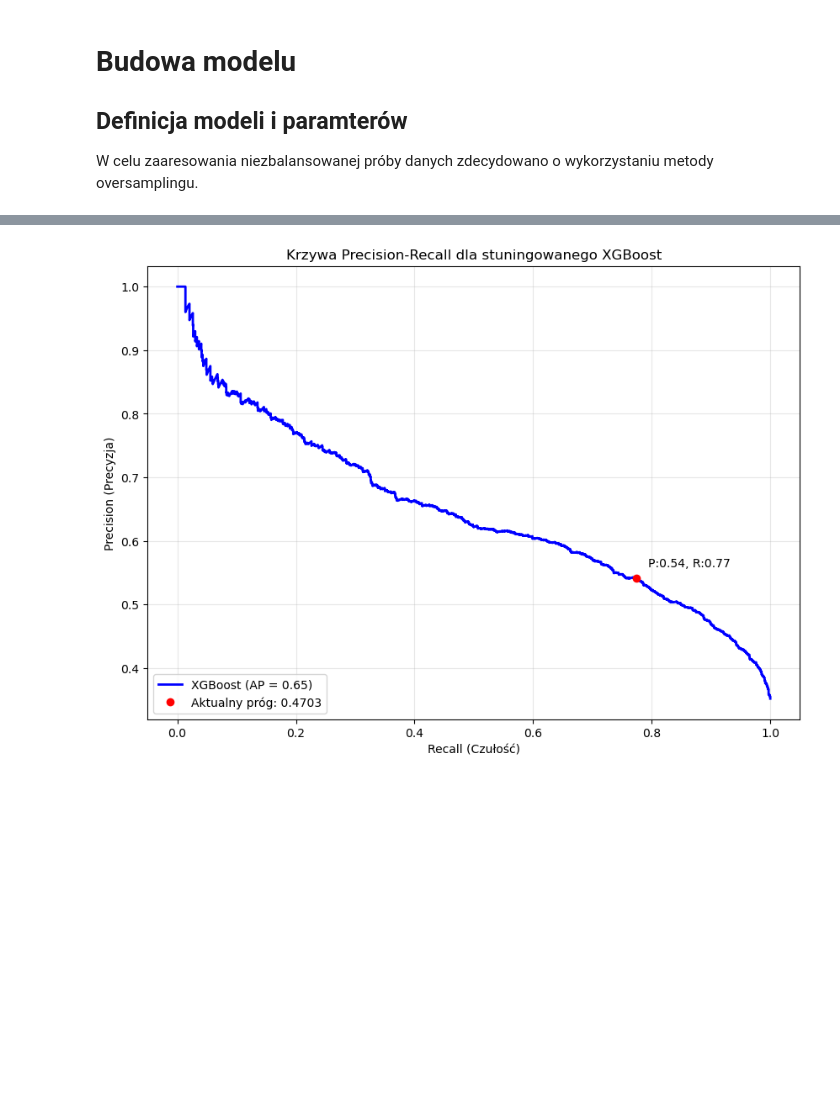
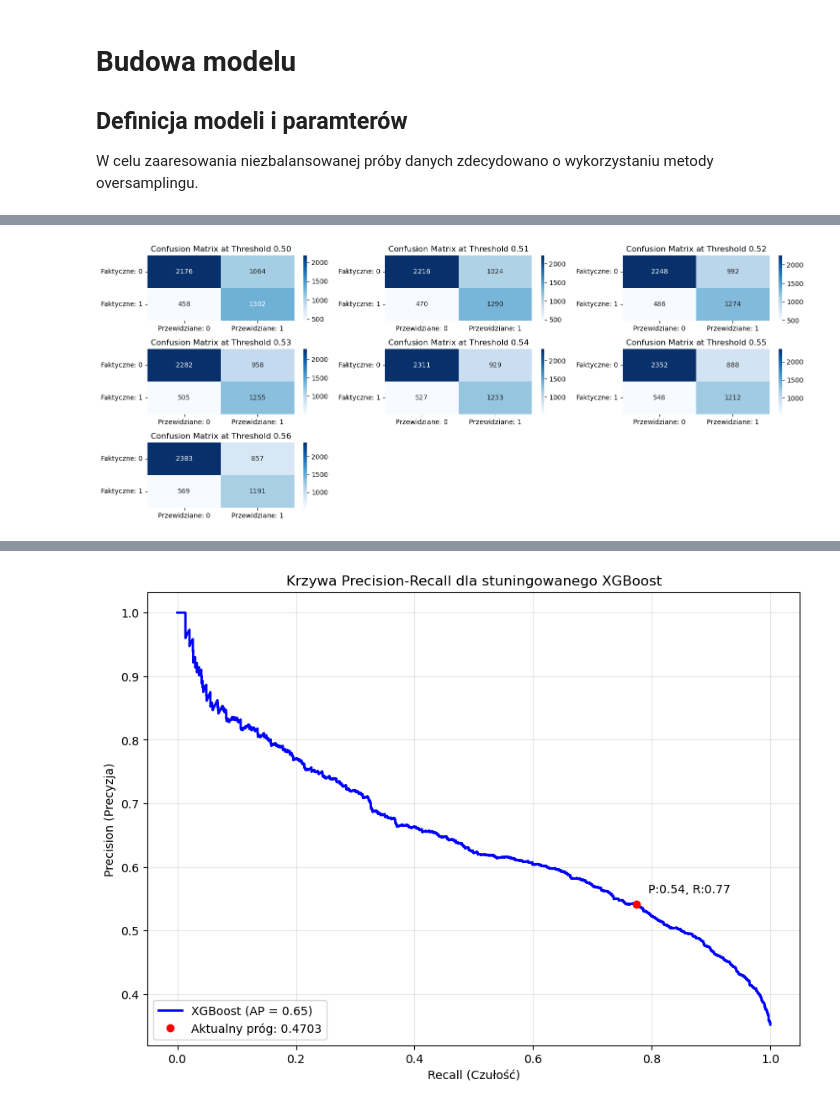
Before and after one commit to malgorzatakukielka/default, a Jupyter notebook: analiza.ipynb, the cells around one changed output, grey strips where cells are left out. Saved outputs shown, nothing was run; the diff lists cells and outputs as text; code cells hidden in the pictures; blank space fills up the shorter version.

```diff
--- a/analiza.ipynb
+++ b/analiza.ipynb
@@ -586,0 +517,16 @@ weighted avg       0.73      0.69      0.70      5000
+# %%
+thresholds_to_test = np.arange(0.5, 0.56, 0.01) # tu do dodania analiza taka bardziej biznesowa, co się bardziej opłaca
+
+from sklearn.metrics import precision_recall_curve, average_precision_score
+mask_xgb = (results_v2_df['Model'] == 'XGBoost') & (results_v2_df['Opis'] == 'Dolosowane 15 000')
+xgb_final = results_v2_df.loc[mask_xgb, 'Model_Object'].values[-1] # Bierzemy ostatni (stuningowany)
+y_probs_xgb = xgb_final.predict_proba(X_test_v2)[:, 1]
+
+for t in thresholds_to_test:
+    preds = (y_probs_xgb >= t).astype(int)
+    cm_t = confusion_matrix(y_test, preds)
+    tn_t, fp_t, fn_t, tp_t = cm_t.ravel()
+    t
+    prec_t = tp_t / (tp_t + fp_t)
+    rec_t = tp_t / (tp_t + fn_t)
+    print(f"Próg {t}: Precision={prec_t:.2f}, Recall={rec_t:.2f} {cm_t}")
@@ -587 +548,20 @@ weighted avg       0.73      0.69      0.70      5000
+# %%
+thresholds_to_test = np.arange(0.5, 0.56, 0.01)
+mask_xgb = (results_v2_df['Model'] == 'XGBoost') & (results_v2_df['Opis'] == 'Dolosowane 15 000')
+xgb_final = results_v2_df.loc[mask_xgb, 'Model_Object'].values[-1]  # Bierzemy ostatni (stuningowany)
+y_probs_xgb = xgb_final.predict_proba(X_test_v2)[:, 1]
+fig = plt.figure(figsize=(15, 6))
+
+for i, t in enumerate(thresholds_to_test):
+    ax = fig.add_subplot(3, 3, i + 1)
+    cm = confusion_matrix(y_test, (y_probs_xgb >= t).astype(int))
+    sns.heatmap(cm, annot=True, fmt='d', cmap='Blues', ax=ax,
+                            xticklabels=['Przewidziane: 0', 'Przewidziane: 1'],
+            yticklabels=['Faktyczne: 0', 'Faktyczne: 1'])
+    ax.set_title(f'Confusion Matrix at Threshold {t:.2f}')
+
+plt.tight_layout()
+plt.show()
+# %% [output]
+[figure, added]
 # %%
```
Also changed, not shown: parts of 8 cells of this notebook.
